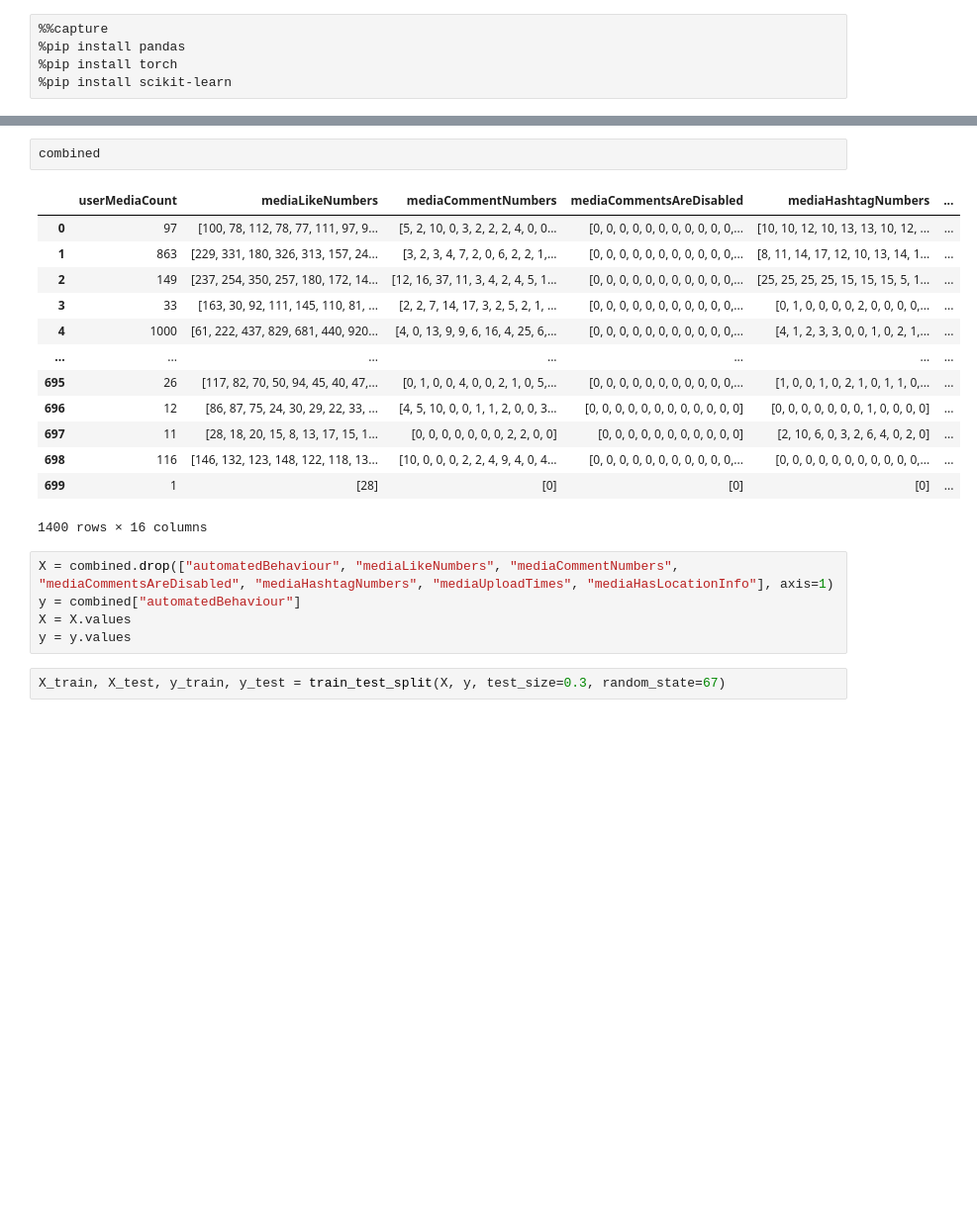
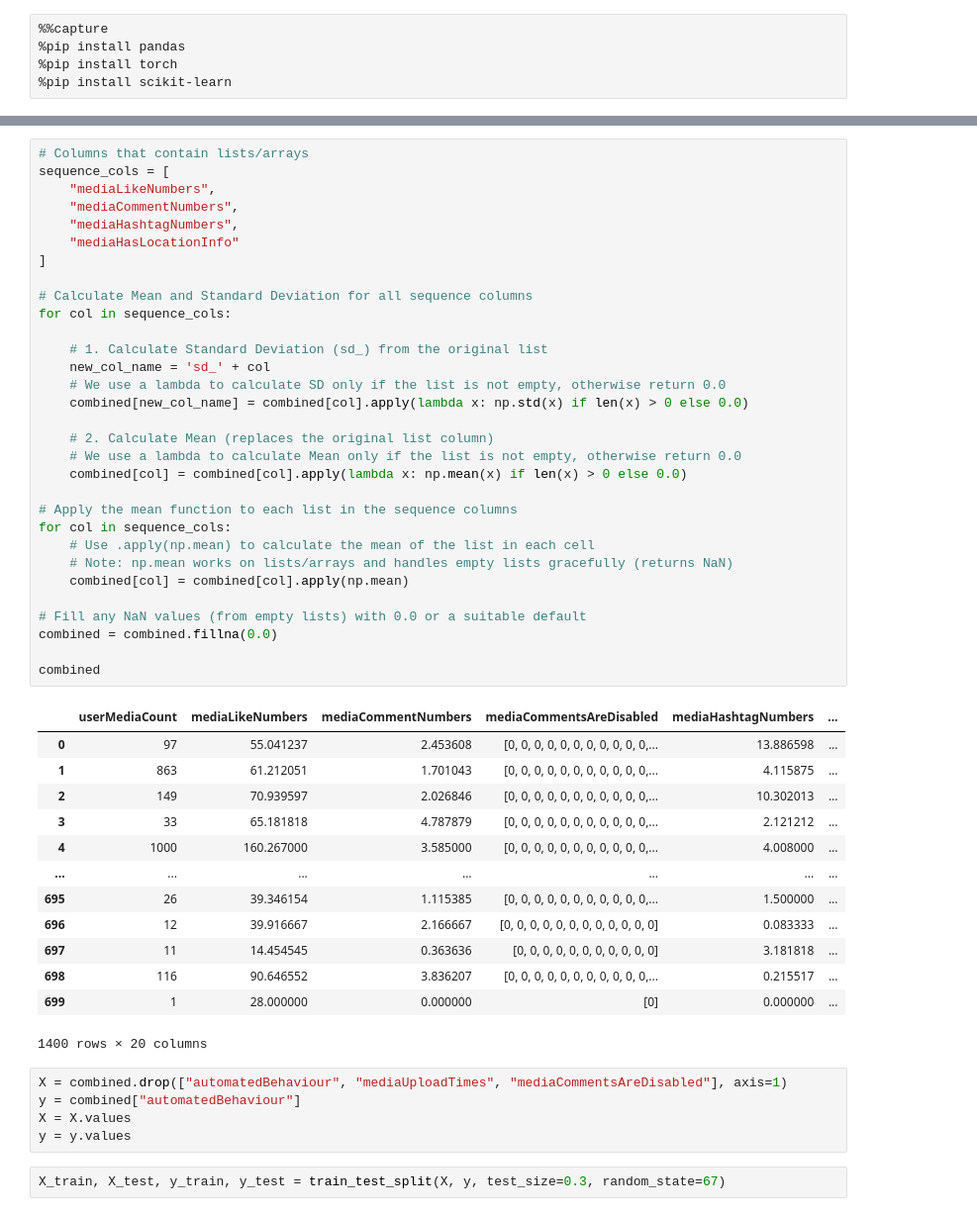
Before and after one commit to 8tsmith11/social-media-bot-identification, a Jupyter notebook: notebook.ipynb, the cells around one changed output, grey strips where cells are left out. Shown: that part at 99% size. Cells and saved outputs as stored; diff of their text form; blank space fills up the shorter version.

Commit message:
model way more accurate, includes summary stats of list features like mediaCommentNumbers

```diff
--- a/notebook.ipynb
+++ b/notebook.ipynb
@@ -34,23 +58,52 @@ combined = pd.concat([automated_dataset, non_automated_dataset], axis=0)
 # %%
+# Columns that contain lists/arrays
+sequence_cols = [
+    "mediaLikeNumbers",
+    "mediaCommentNumbers",
+    "mediaHashtagNumbers",
+    "mediaHasLocationInfo"
+]
+
+# Calculate Mean and Standard Deviation for all sequence columns
+for col in sequence_cols:
+
+    # 1. Calculate Standard Deviation (sd_) from the original list
+    new_col_name = 'sd_' + col
+    # We use a lambda to calculate SD only if the list is not empty, otherwise return 0.0
+    combined[new_col_name] = combined[col].apply(lambda x: np.std(x) if len(x) > 0 else 0.0)
+
+    # 2. Calculate Mean (replaces the original list column)
+    # We use a lambda to calculate Mean only if the list is not empty, otherwise return 0.0
+    combined[col] = combined[col].apply(lambda x: np.mean(x) if len(x) > 0 else 0.0)
+
+# Apply the mean function to each list in the sequence columns
+for col in sequence_cols:
+    # Use .apply(np.mean) to calculate the mean of the list in each cell
+    # Note: np.mean works on lists/arrays and handles empty lists gracefully (returns NaN)
+    combined[col] = combined[col].apply(np.mean)
+
+# Fill any NaN values (from empty lists) with 0.0 or a suitable default
+combined = combined.fillna(0.0)
+
 combined
 # %% [output]
 |  | userMediaCount | mediaLikeNumbers | mediaCommentNumbers | mediaCommentsAreDisabled | mediaHashtagNumbers | ... |
-| 0 | 97 | [100, 78, 112, 78, 77, 111, 97, 9... | [5, 2, 10, 0, 3, 2, 2, 2, 4, 0, 0... | [0, 0, 0, 0, 0, 0, 0, 0, 0, 0, 0,... | [10, 10, 12, 10, 13, 13, 10, 12, ... | ... |
-| 1 | 863 | [229, 331, 180, 326, 313, 157, 24... | [3, 2, 3, 4, 7, 2, 0, 6, 2, 2, 1,... | [0, 0, 0, 0, 0, 0, 0, 0, 0, 0, 0,... | [8, 11, 14, 17, 12, 10, 13, 14, 1... | ... |
-| 2 | 149 | [237, 254, 350, 257, 180, 172, 14... | [12, 16, 37, 11, 3, 4, 2, 4, 5, 1... | [0, 0, 0, 0, 0, 0, 0, 0, 0, 0, 0,... | [25, 25, 25, 25, 15, 15, 15, 5, 1... | ... |
-| 3 | 33 | [163, 30, 92, 111, 145, 110, 81, ... | [2, 2, 7, 14, 17, 3, 2, 5, 2, 1, ... | [0, 0, 0, 0, 0, 0, 0, 0, 0, 0, 0,... | [0, 1, 0, 0, 0, 0, 2, 0, 0, 0, 0,... | ... |
-| 4 | 1000 | [61, 222, 437, 829, 681, 440, 920... | [4, 0, 13, 9, 9, 6, 16, 4, 25, 6,... | [0, 0, 0, 0, 0, 0, 0, 0, 0, 0, 0,... | [4, 1, 2, 3, 3, 0, 0, 1, 0, 2, 1,... | ... |
+| 0 | 97 | 55.041237 | 2.453608 | [0, 0, 0, 0, 0, 0, 0, 0, 0, 0, 0,... | 13.886598 | ... |
+| 1 | 863 | 61.212051 | 1.701043 | [0, 0, 0, 0, 0, 0, 0, 0, 0, 0, 0,... | 4.115875 | ... |
+| 2 | 149 | 70.939597 | 2.026846 | [0, 0, 0, 0, 0, 0, 0, 0, 0, 0, 0,... | 10.302013 | ... |
+| 3 | 33 | 65.181818 | 4.787879 | [0, 0, 0, 0, 0, 0, 0, 0, 0, 0, 0,... | 2.121212 | ... |
+| 4 | 1000 | 160.267000 | 3.585000 | [0, 0, 0, 0, 0, 0, 0, 0, 0, 0, 0,... | 4.008000 | ... |
 | ... | ... | ... | ... | ... | ... | ... |
-| 695 | 26 | [117, 82, 70, 50, 94, 45, 40, 47,... | [0, 1, 0, 0, 4, 0, 0, 2, 1, 0, 5,... | [0, 0, 0, 0, 0, 0, 0, 0, 0, 0, 0,... | [1, 0, 0, 1, 0, 2, 1, 0, 1, 1, 0,... | ... |
-| 696 | 12 | [86, 87, 75, 24, 30, 29, 22, 33, ... | [4, 5, 10, 0, 0, 1, 1, 2, 0, 0, 3... | [0, 0, 0, 0, 0, 0, 0, 0, 0, 0, 0, 0] | [0, 0, 0, 0, 0, 0, 0, 1, 0, 0, 0, 0] | ... |
-| 697 | 11 | [28, 18, 20, 15, 8, 13, 17, 15, 1... | [0, 0, 0, 0, 0, 0, 0, 2, 2, 0, 0] | [0, 0, 0, 0, 0, 0, 0, 0, 0, 0, 0] | [2, 10, 6, 0, 3, 2, 6, 4, 0, 2, 0] | ... |
-| 698 | 116 | [146, 132, 123, 148, 122, 118, 13... | [10, 0, 0, 0, 2, 2, 4, 9, 4, 0, 4... | [0, 0, 0, 0, 0, 0, 0, 0, 0, 0, 0,... | [0, 0, 0, 0, 0, 0, 0, 0, 0, 0, 0,... | ... |
-| 699 | 1 | [28] | [0] | [0] | [0] | ... |
+| 695 | 26 | 39.346154 | 1.115385 | [0, 0, 0, 0, 0, 0, 0, 0, 0, 0, 0,... | 1.500000 | ... |
+| 696 | 12 | 39.916667 | 2.166667 | [0, 0, 0, 0, 0, 0, 0, 0, 0, 0, 0, 0] | 0.083333 | ... |
+| 697 | 11 | 14.454545 | 0.363636 | [0, 0, 0, 0, 0, 0, 0, 0, 0, 0, 0] | 3.181818 | ... |
+| 698 | 116 | 90.646552 | 3.836207 | [0, 0, 0, 0, 0, 0, 0, 0, 0, 0, 0,... | 0.215517 | ... |
+| 699 | 1 | 28.000000 | 0.000000 | [0] | 0.000000 | ... |
-1400 rows × 16 columns
+1400 rows × 20 columns
-# %%
-X = combined.drop(["automatedBehaviour", "mediaLikeNumbers", "mediaCommentNumbers", "mediaCommentsAreDisabled", "mediaHashtagNumbers", "mediaUploadTimes", "mediaHasLocationInfo"], axis=1)
-y = combined["automatedBehaviour"]
-X = X.values
-y = y.values
+# %%
+X = combined.drop(["automatedBehaviour", "mediaUploadTimes", "mediaCommentsAreDisabled"], axis=1)
+y = combined["automatedBehaviour"]
+X = X.values
+y = y.values
 # %%
 X_train, X_test, y_train, y_test = train_test_split(X, y, test_size=0.3, random_state=67)
```
Also changed, not shown: parts of 8 cells of this notebook.
